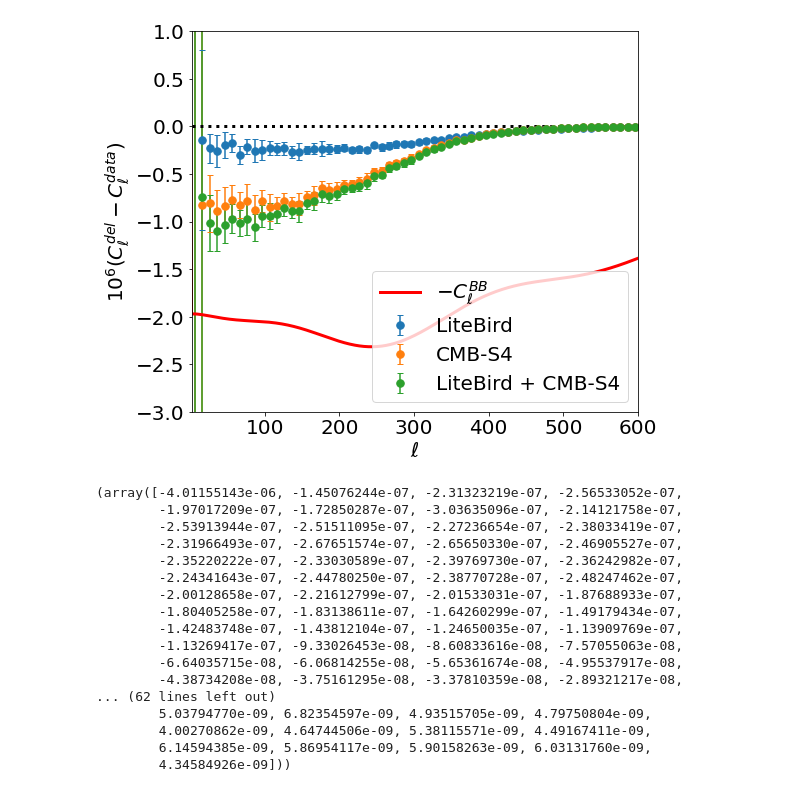
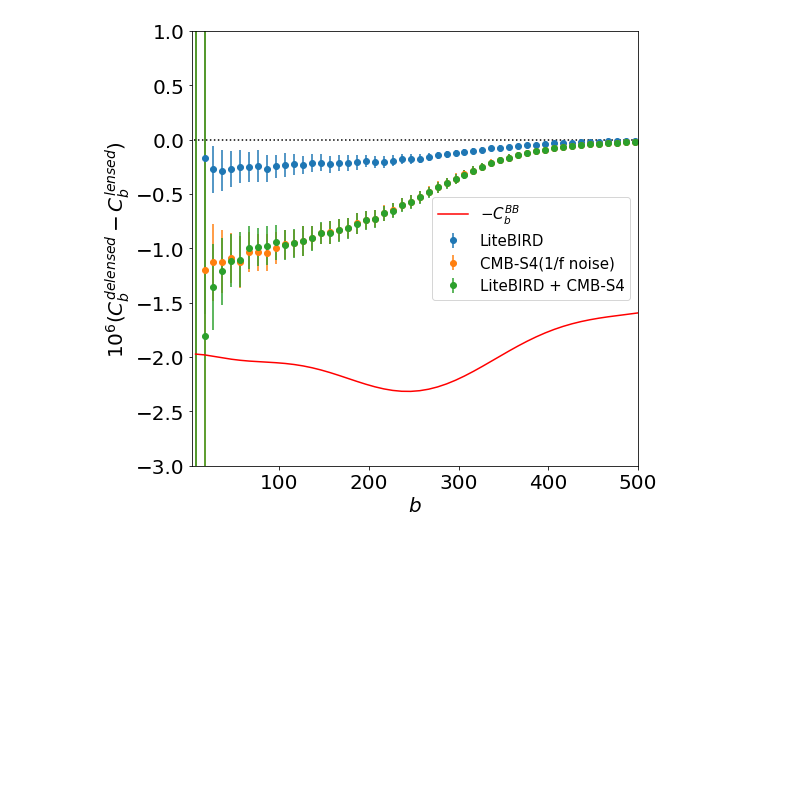
Before and after one commit to antolonappan/s4bird, a Jupyter notebook: Notebooks/z_LB_delensing.ipynb, the cells around one changed output. Drawn from its saved outputs; the diff is of its cells as text; code cells hidden in the pictures; blank space fills up the shorter version.

```diff
--- a/Notebooks/z_LB_delensing.ipynb
+++ b/Notebooks/z_LB_delensing.ipynb
@@ -41,8 +66,0 @@ Efficency btw l=20 and l=200: 10.39826134347937
-# %%
-path = '/global/cscratch1/sd/lonappan/V2/'
-path1 = '/global/cscratch1/sd/lonappan/V3/'
-folder = ['litebird','litebird_cmbs4','litebird_LBplusS4']
-
-l,clb_lb,std_lb = pk.load(open(os.path.join(path,folder[0],'Efficency','spectra_diff_w_bias.pkl'),'rb'))
-l,clb_lbs4,std_lbs4 = pk.load(open(os.path.join(path1,folder[1],'Efficency','spectra_diff_w_bias.pkl'),'rb'))
-l,clb_lbPs4,std_lbPs4 = pk.load(open(os.path.join(path1,folder[2],'Efficency','spectra_diff_w_bias.pkl'),'rb'))
@@ -57,37 +67,25 @@ pk.dump(data, open('spectra_difference.pkl','wb'))
-# %%
-plt.figure(figsize=(8,7))
-plt.plot(-method.cl_len['bb']*10**6,label='$-C_{\ell}^{BB}$',lw=3,c='r')
-plt.axhline(0,c='k',ls=':',lw=3)
-plt.errorbar(l,clb_lb*10**6,yerr=std_lb*10**6,fmt='.',markersize='15',capsize=3,label='LiteBird')
-plt.errorbar(l,clb_lbs4*10**6,yerr=std_lbs4*10**6,fmt='.',markersize='15',capsize=3,label='CMB-S4')
-plt.errorbar(l,clb_lbPs4*10**6,yerr=std_lbPs4*10**6,fmt='.',markersize='15',capsize=3,label='LiteBird + CMB-S4')
-plt.legend(fontsize='20',loc='lower right')
-plt.xlim(2,600)
-plt.ylim(-3,1)
-plt.xticks(fontsize='20')
-plt.yticks(fontsize='20')
-plt.xlabel('$\ell$',fontsize='20')
-plt.ylabel("$10^6(C_\ell^{del} - C_\ell^{data})$",fontsize='20')
-plt.savefig('comparison.png', bbox_inches='tight')
-# %% [output]
-[figure, removed]
-# %%
-method.eff_lib.spectrum_difference
-# %% [output]
-(array([-4.01155143e-06, -1.45076244e-07, -2.31323219e-07, -2.56533052e-07,
-        -1.97017209e-07, -1.72850287e-07, -3.03635096e-07, -2.14121758e-07,
-        -2.53913944e-07, -2.51511095e-07, -2.27236654e-07, -2.38033419e-07,
-        -2.31966493e-07, -2.67651574e-07, -2.65650330e-07, -2.46905527e-07,
-        -2.35220222e-07, -2.33030589e-07, -2.39769730e-07, -2.36242982e-07,
-        -2.24341643e-07, -2.44780250e-07, -2.38770728e-07, -2.48247462e-07,
-        -2.00128658e-07, -2.21612799e-07, -2.01533031e-07, -1.87688933e-07,
-        -1.80405258e-07, -1.83138611e-07, -1.64260299e-07, -1.49179434e-07,
-        -1.42483748e-07, -1.43812104e-07, -1.24650035e-07, -1.13909769e-07,
-        -1.13269417e-07, -9.33026453e-08, -8.60833616e-08, -7.57055063e-08,
-        -6.64035715e-08, -6.06814255e-08, -5.65361674e-08, -4.95537917e-08,
-        -4.38734208e-08, -3.75161295e-08, -3.37810359e-08, -2.89321217e-08,
-... (62 lines left out)
-        5.03794770e-09, 6.82354597e-09, 4.93515705e-09, 4.79750804e-09,
-        4.00270862e-09, 4.64744506e-09, 5.38115571e-09, 4.49167411e-09,
-        6.14594385e-09, 5.86954117e-09, 5.90158263e-09, 6.03131760e-09,
-        4.34584926e-09]))
+# %%
+lb_m,lb_s = pk.load(open('s2s/lb.pkl','rb'))
+s4_m,s4_s = pk.load(open('s2s/s4.pkl','rb'))
+lb_s4_m,lb_s4_s = pk.load(open('s2s/lb_s4.pkl','rb'))
+# %%
+lmax=500
+ymin=-3
+ymax=1
+ref = method.eff_lib.lib_pcl.b.bin_cell(method.eff_lib.fiducial[:method.eff_lib.lib_pcl.b.lmax+1])
+plt.figure(figsize=(8,8))
+plt.errorbar(method.eff_lib.lib_pcl.ell,lb_m*10**6, yerr=lb_s*10**6, fmt='o',label='LiteBIRD')
+plt.errorbar(method.eff_lib.lib_pcl.ell,lb_s4_m*10**6, yerr=lb_s4_s*10**6, fmt='o',label='CMB-S4(1/f noise)')
+plt.errorbar(method.eff_lib.lib_pcl.ell,s4_m*10**6, yerr=s4_s*10**6, fmt='o',label='LiteBIRD + CMB-S4')
+plt.plot(method.eff_lib.lib_pcl.ell,-ref*10**6,label='$-C_b^{BB}$',c='r')
+plt.plot(np.zeros(lmax+1), c='k',linestyle=':')
+plt.ylim(ymin,ymax)
+plt.xlim(2,lmax)
+plt.legend(fontsize='15')
+plt.xlabel('$b$',fontsize='20')
+plt.ylabel("$10^6(C_b^{delensed} - C_b^{lensed})$",fontsize='20')
+plt.xticks(fontsize='20')
+plt.yticks(fontsize='20')
+plt.savefig('s2s/spectra_diff.pdf',bbox_inches='tight')
+# %% [output]
+[figure, added]
```
Also changed, not shown: parts of 15 cells of this notebook, 24 other files.
